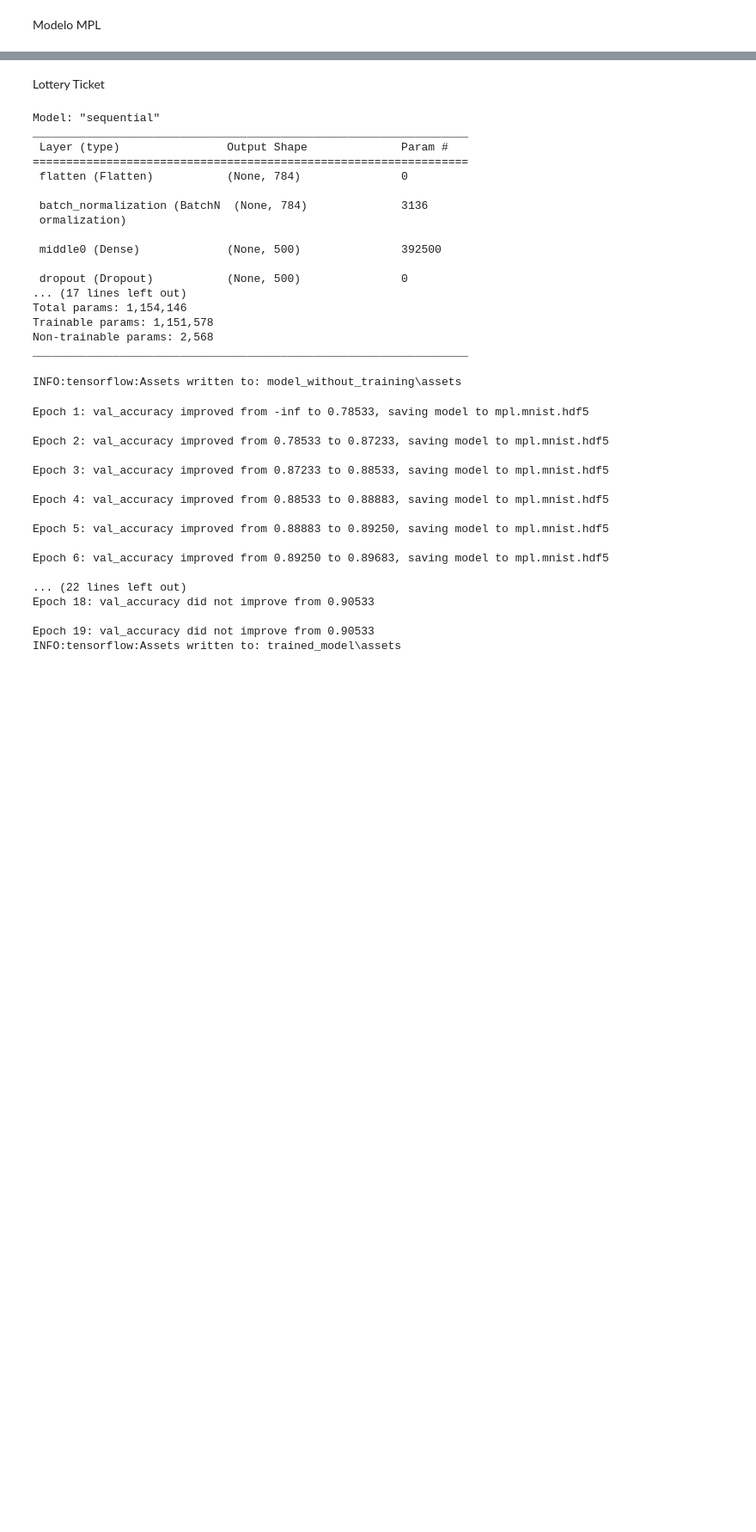
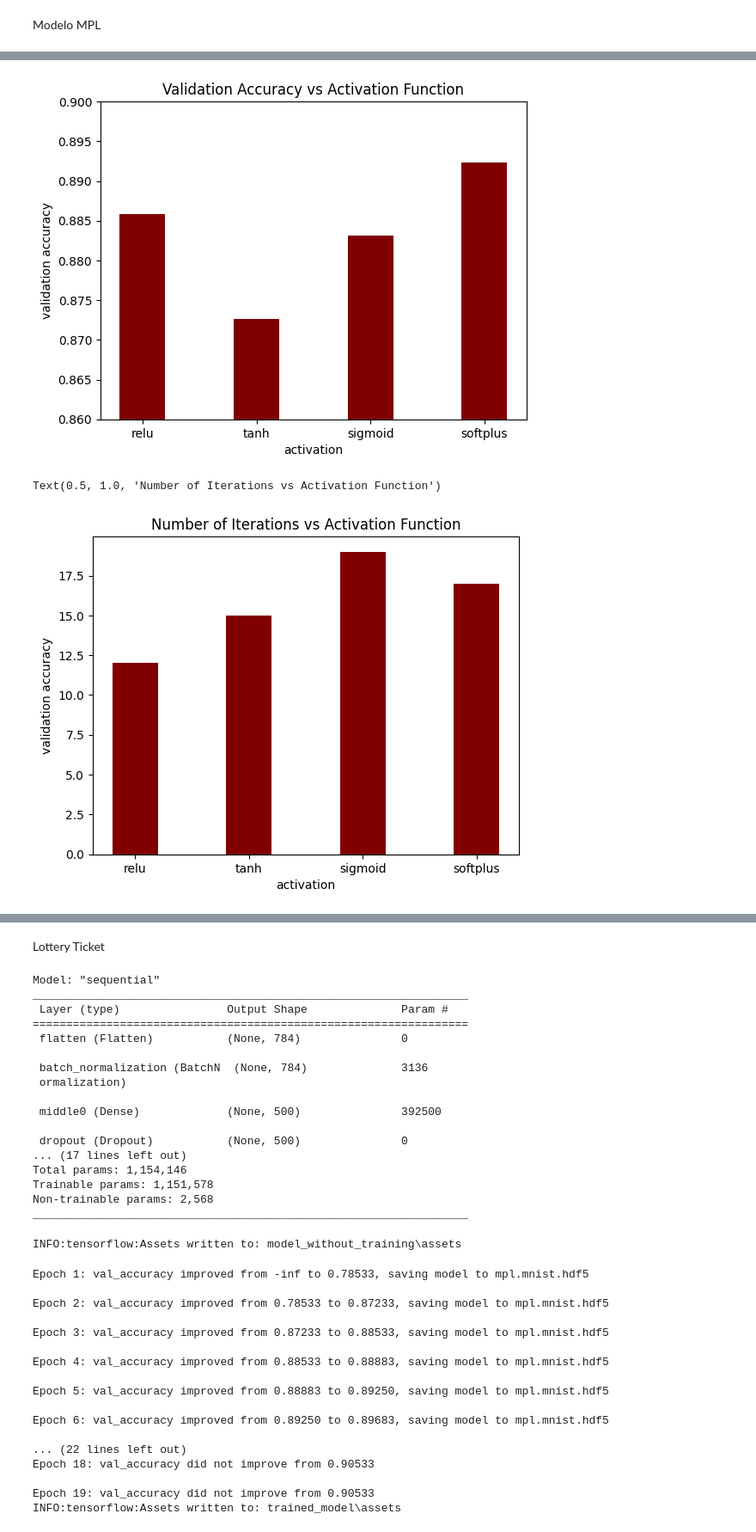
Before and after one commit to JBatRey/RedesNeuronales, a Jupyter notebook: TP1.ipynb, the cells around one changed output, grey strips where cells are left out. Shown at 86% size. Drawn from its saved outputs; the diff is of its cells as text; code cells hidden in the pictures; blank space fills up the shorter version.

```diff
--- a/TP1.ipynb
+++ b/TP1.ipynb
@@ -408,0 +402,30 @@ submission.to_csv("submission4bis.csv",index=False)
+# %%
+# Create the bar plot
+# creating the bar plot
+plt.bar(activations, [x[-1] for x in accuracy_values], color ='maroon',
+        width = 0.4)
+
+# Set labels and title
+plt.xlabel("activation")
+plt.ylabel("validation accuracy")
+plt.title('Validation Accuracy vs Activation Function')
+
+# Display the plot
+
+# Display the plot
+plt.ylim(0.86, 0.9)
+plt.show()
+
+# Create the bar plot
+# creating the bar plot
+plt.bar(activations, [len(x) for x in accuracy_values], color ='maroon',
+        width = 0.4)
+
+# Set labels and title
+plt.xlabel("activation")
+plt.ylabel("validation accuracy")
+plt.title('Number of Iterations vs Activation Function')
+# %% [output]
+[figure, added]
+Text(0.5, 1.0, 'Number of Iterations vs Activation Function')
+[figure, added]
```
Also changed, not shown: parts of 27 cells of this notebook, 14 other files.
